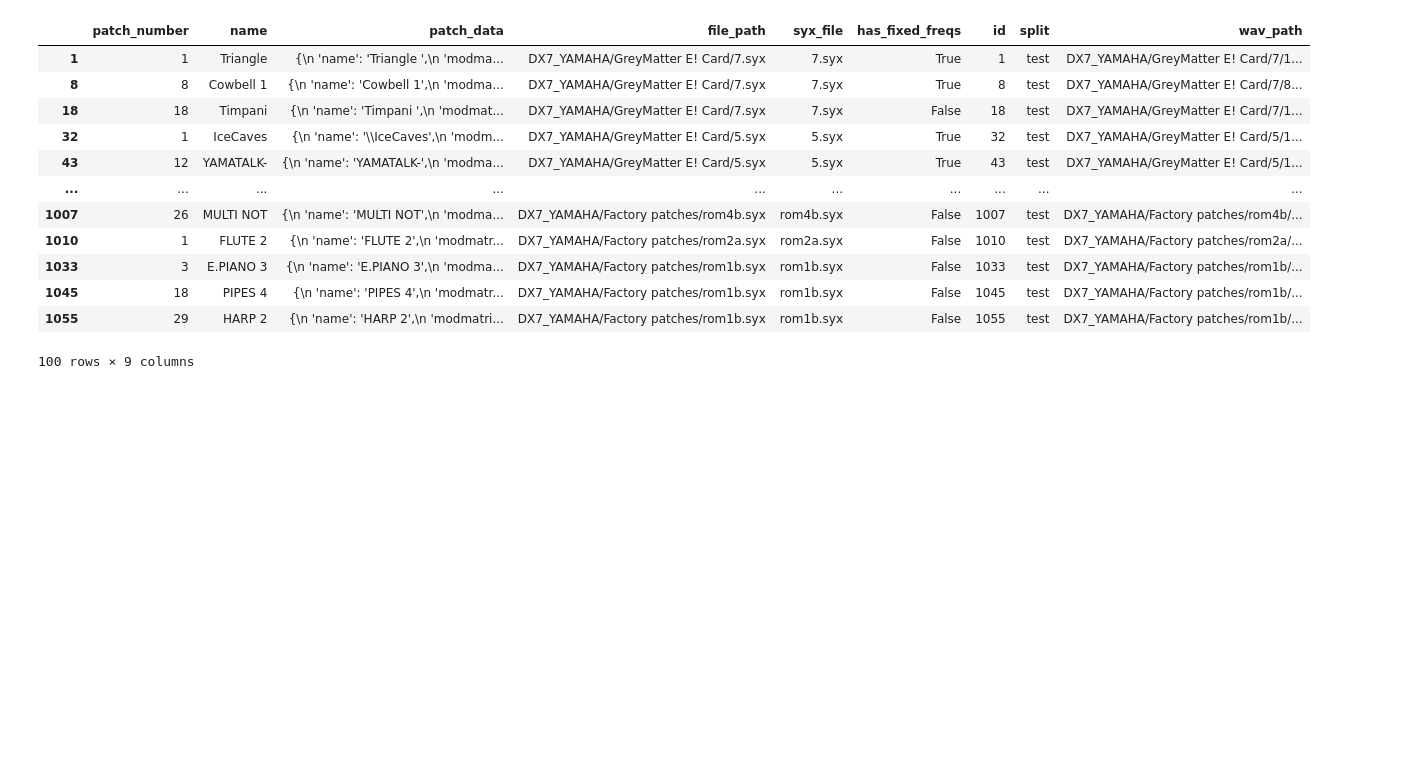
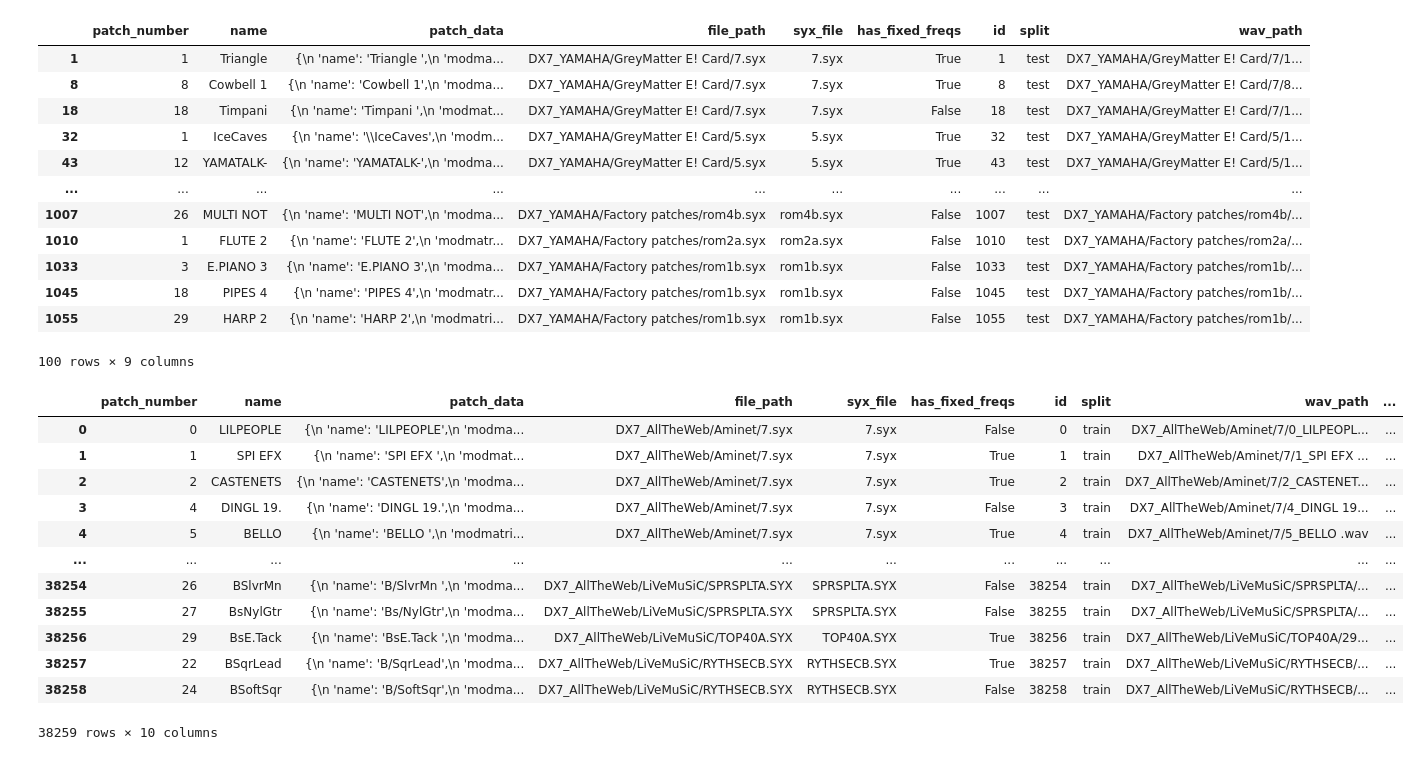
Before and after one commit to hoyso48/GCT634_final, a Jupyter notebook: dataset.ipynb, the cells around one changed output. Saved outputs shown, nothing was run; the diff lists cells and outputs as text; code cells hidden in the pictures; blank space fills up the shorter version.

```diff
--- a/dataset.ipynb
+++ b/dataset.ipynb
@@ -459,0 +541,27 @@ df_test
+# %%
+import pandas as pd
+import os
+import librosa
+import numpy as np
+import pandas as pd
+
+
+df_train_yamaha = pd.read_csv('data/DX7_YAMAHA_train.csv', index_col=0)
+df_test_yamaha = pd.read_csv('data/DX7_YAMAHA_test.csv', index_col=0)
+df_train_alltheweb = pd.read_csv('data/DX7_AllTheWeb_train.csv', index_col=0)
+
+
+# --- Parameters ---
+wav_dir = 'data/wav'
+initial_seconds = 3
+inaudibility_threshold = 0.001 # You can adjust this threshold if needed
+inaudibles = []
+df = df_test_yamaha
+for i in range(len(df)):
+    wav_path = os.path.join(wav_dir, df.iloc[i]['wav_path'])
+    if is_inaudible(wav_path, initial_seconds, inaudibility_threshold):
+        inaudibles.append(True)
+        print(wav_path)
+    else:
+        inaudibles.append(False)
+df['inaudible'] = inaudibles
@@ -459,0 +570,16 @@ df_test
+# %%
+df
+# %% [output]
+|  | patch_number | name | patch_data | file_path | syx_file | has_fixed_freqs | id | split | wav_path | ... |
+| 0 | 0 | LILPEOPLE | {\n 'name': 'LILPEOPLE',\n 'modma... | DX7_AllTheWeb/Aminet/7.syx | 7.syx | False | 0 | train | DX7_AllTheWeb/Aminet/7/0_LILPEOPL... | ... |
+| 1 | 1 | SPI EFX | {\n 'name': 'SPI EFX ',\n 'modmat... | DX7_AllTheWeb/Aminet/7.syx | 7.syx | True | 1 | train | DX7_AllTheWeb/Aminet/7/1_SPI EFX ... | ... |
+| 2 | 2 | CASTENETS | {\n 'name': 'CASTENETS',\n 'modma... | DX7_AllTheWeb/Aminet/7.syx | 7.syx | True | 2 | train | DX7_AllTheWeb/Aminet/7/2_CASTENET... | ... |
+| 3 | 4 | DINGL 19. | {\n 'name': 'DINGL 19.',\n 'modma... | DX7_AllTheWeb/Aminet/7.syx | 7.syx | False | 3 | train | DX7_AllTheWeb/Aminet/7/4_DINGL 19... | ... |
+| 4 | 5 | BELLO | {\n 'name': 'BELLO ',\n 'modmatri... | DX7_AllTheWeb/Aminet/7.syx | 7.syx | True | 4 | train | DX7_AllTheWeb/Aminet/7/5_BELLO .wav | ... |
+| ... | ... | ... | ... | ... | ... | ... | ... | ... | ... | ... |
+| 38254 | 26 | BSlvrMn | {\n 'name': 'B/SlvrMn ',\n 'modma... | DX7_AllTheWeb/LiVeMuSiC/SPRSPLTA.SYX | SPRSPLTA.SYX | False | 38254 | train | DX7_AllTheWeb/LiVeMuSiC/SPRSPLTA/... | ... |
+| 38255 | 27 | BsNylGtr | {\n 'name': 'Bs/NylGtr',\n 'modma... | DX7_AllTheWeb/LiVeMuSiC/SPRSPLTA.SYX | SPRSPLTA.SYX | False | 38255 | train | DX7_AllTheWeb/LiVeMuSiC/SPRSPLTA/... | ... |
+| 38256 | 29 | BsE.Tack | {\n 'name': 'BsE.Tack ',\n 'modma... | DX7_AllTheWeb/LiVeMuSiC/TOP40A.SYX | TOP40A.SYX | True | 38256 | train | DX7_AllTheWeb/LiVeMuSiC/TOP40A/29... | ... |
+| 38257 | 22 | BSqrLead | {\n 'name': 'B/SqrLead',\n 'modma... | DX7_AllTheWeb/LiVeMuSiC/RYTHSECB.SYX | RYTHSECB.SYX | True | 38257 | train | DX7_AllTheWeb/LiVeMuSiC/RYTHSECB/... | ... |
+| 38258 | 24 | BSoftSqr | {\n 'name': 'B/SoftSqr',\n 'modma... | DX7_AllTheWeb/LiVeMuSiC/RYTHSECB.SYX | RYTHSECB.SYX | False | 38258 | train | DX7_AllTheWeb/LiVeMuSiC/RYTHSECB/... | ... |
+38259 rows × 10 columns
```
Also changed, not shown: parts of 2 cells of this notebook, 5 other files.
